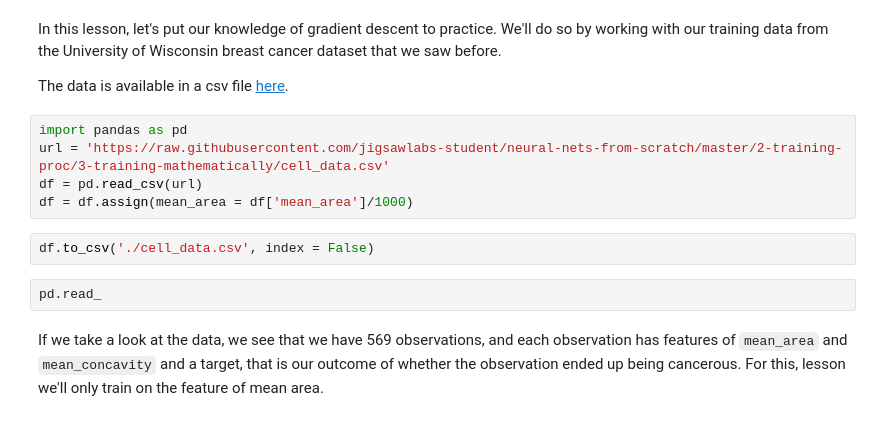
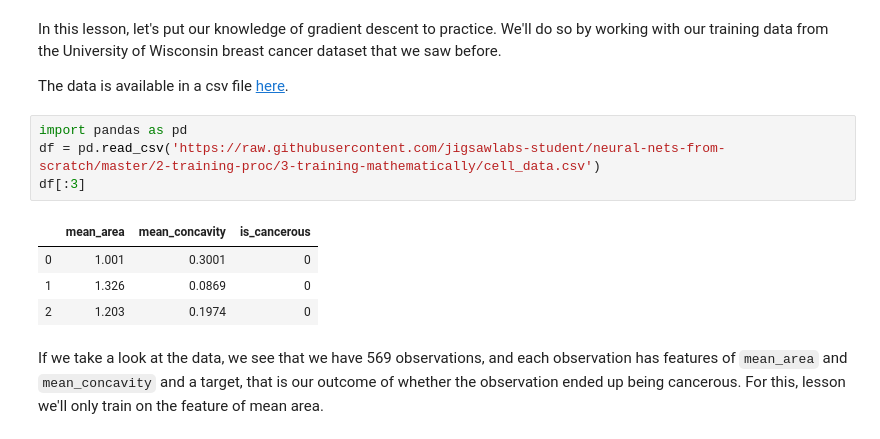
Before and after one commit to jigsawlabs-student/neural-nets-from-scratch, a Jupyter notebook: 2-training-proc/3-training-mathematically/6-gradient-descent-lab.ipynb, the cells around one changed output. Drawn from its saved outputs; the diff is of its cells as text.

```diff
--- a/2-training-proc/3-training-mathematically/6-gradient-descent-lab.ipynb
+++ b/2-training-proc/3-training-mathematically/6-gradient-descent-lab.ipynb
@@ -8,13 +8,13 @@ In this lesson, let's put our knowledge of gradient descent to practice.  We'll
 The data is available in a csv file [here](https://raw.githubusercontent.com/jigsawlabs-student/neural-nets-from-scratch/master/2-training-proc/3-training-mathematically/cell_data.csv).
 # %%
 import pandas as pd
-url = 'https://raw.githubusercontent.com/jigsawlabs-student/neural-nets-from-scratch/master/2-training-proc/3-training-mathematically/cell_data.csv'
-df = pd.read_csv(url)
-df = df.assign(mean_area = df['mean_area']/1000)
+df = pd.read_csv('https://raw.githubusercontent.com/jigsawlabs-student/neural-nets-from-scratch/master/2-training-proc/3-training-mathematically/cell_data.csv')
+df[:3]
+# %% [output]
+|  | mean_area | mean_concavity | is_cancerous |
+| 0 | 1.001 | 0.3001 | 0 |
+| 1 | 1.326 | 0.0869 | 0 |
+| 2 | 1.203 | 0.1974 | 0 |
-# %%
-df.to_csv('./cell_data.csv', index = False)
-# %%
-pd.read_
 # %% [markdown]
 If we take a look at the data, we see that we have 569 observations, and each observation has features of `mean_area` and `mean_concavity` and a target, that is our outcome of whether the observation ended up being cancerous.  For this, lesson we'll only train on the feature of mean area.
 # %%
```
Also changed, not shown: parts of 45 cells of this notebook.
